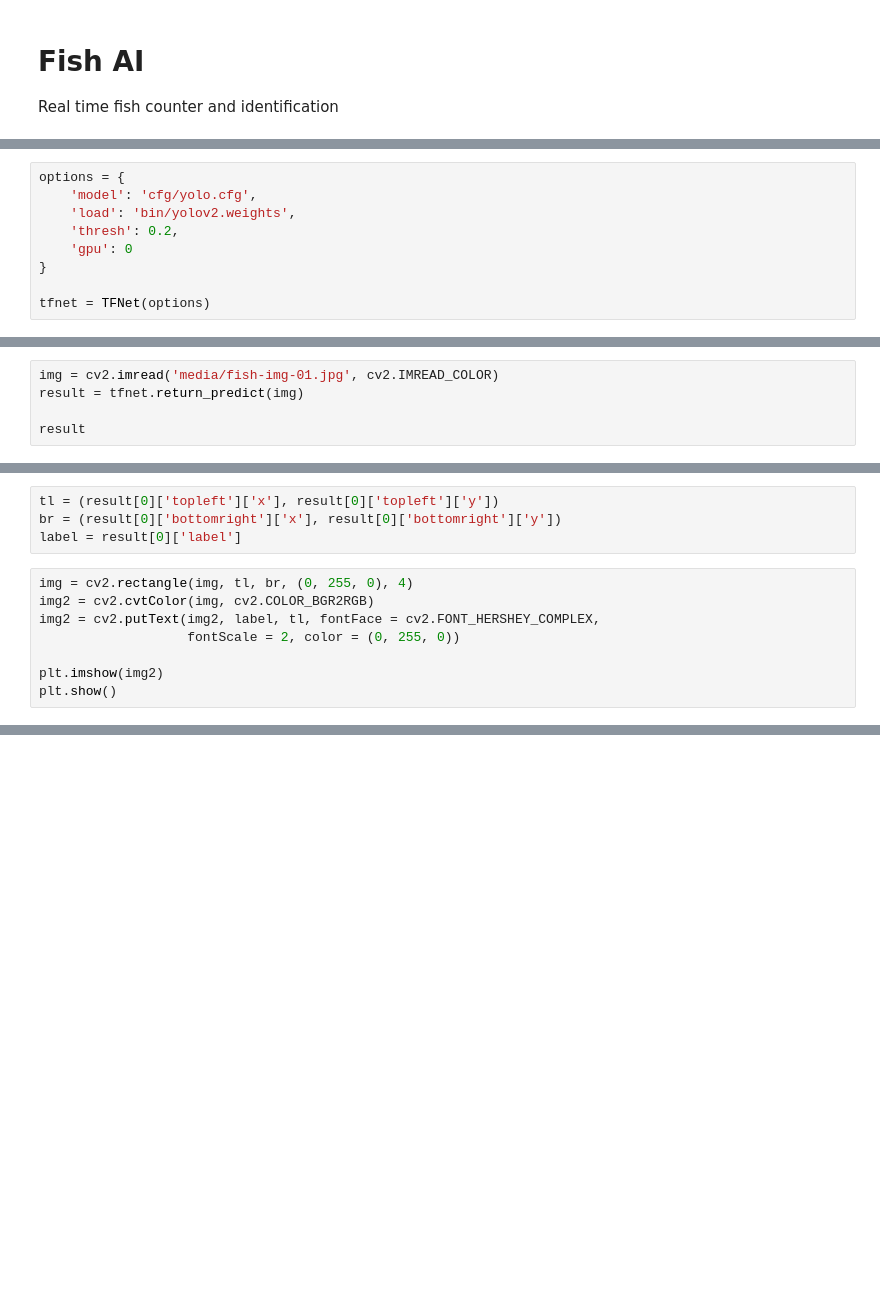
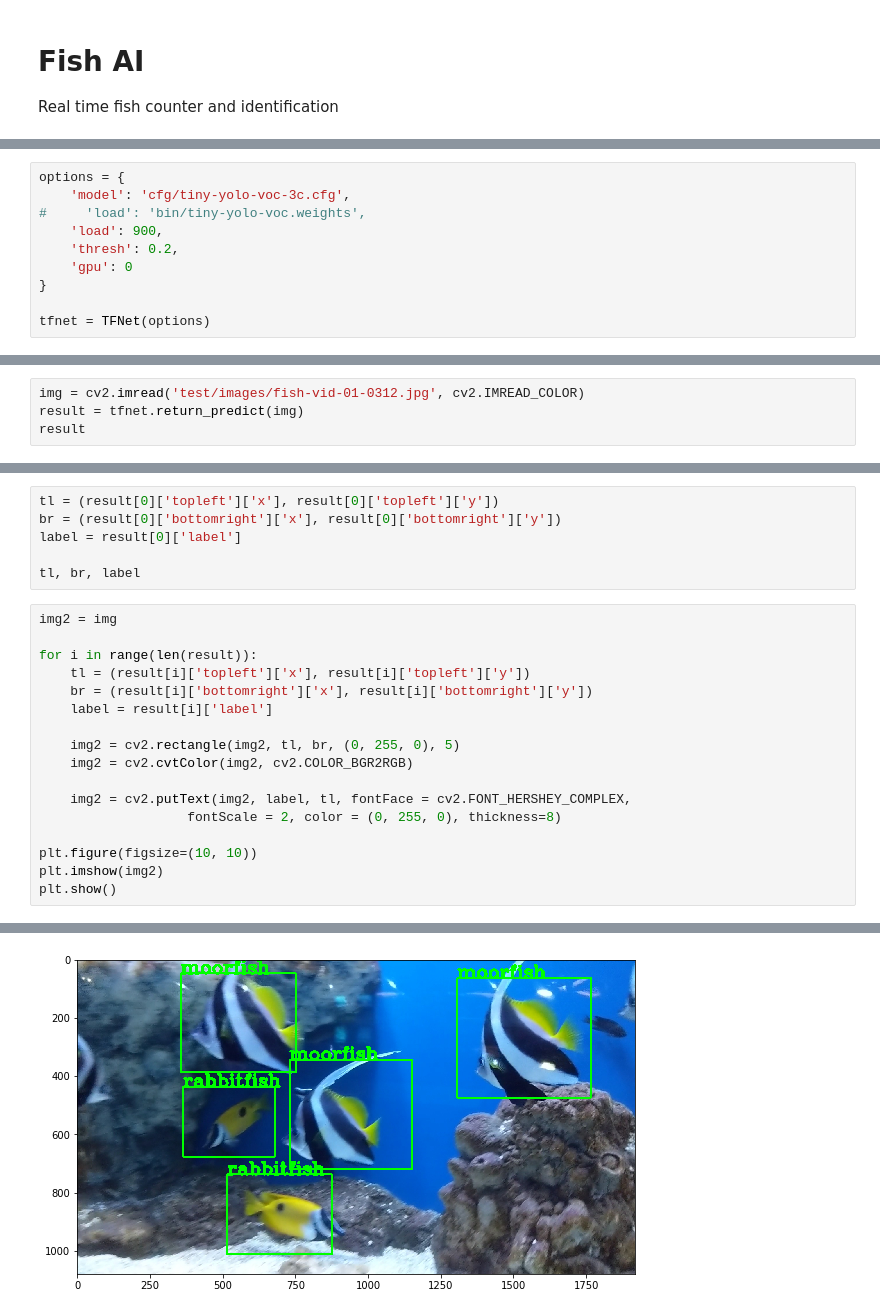
Before and after one commit to PrinceJavier/fish-ai, a Jupyter notebook: fish_ai.model_predict.ipynb, the cells around one changed output, grey strips where cells are left out. Drawn from its saved outputs; the diff is of its cells as text; blank space fills up the shorter version.

```diff
--- a/fish_ai.model_predict.ipynb
+++ b/fish_ai.model_predict.ipynb
@@ -14,7 +24,8 @@ from darkflow.net.build import TFNet
 # %%
 options = {
-    'model': 'cfg/yolo.cfg',
-    'load': 'bin/yolov2.weights',
+    'model': 'cfg/tiny-yolo-voc-3c.cfg',
+#     'load': 'bin/tiny-yolo-voc.weights',
+    'load': 900,
     'thresh': 0.2,
     'gpu': 0
 }
@@ -41,6 +56,5 @@ Finished in 3.705672025680542s
 # %%
-img = cv2.imread('media/fish-img-01.jpg', cv2.IMREAD_COLOR)
+img = cv2.imread('test/images/fish-vid-01-0312.jpg', cv2.IMREAD_COLOR)
 result = tfnet.return_predict(img)
-
 result
 # %% [output]
@@ -60,12 +82,23 @@ result
 tl = (result[0]['topleft']['x'], result[0]['topleft']['y'])
 br = (result[0]['bottomright']['x'], result[0]['bottomright']['y'])
 label = result[0]['label']
+
+tl, br, label
 # %%
-img = cv2.rectangle(img, tl, br, (0, 255, 0), 4)
-img2 = cv2.cvtColor(img, cv2.COLOR_BGR2RGB)
-img2 = cv2.putText(img2, label, tl, fontFace = cv2.FONT_HERSHEY_COMPLEX,
-                   fontScale = 2, color = (0, 255, 0))
+img2 = img
 
+for i in range(len(result)):
+    tl = (result[i]['topleft']['x'], result[i]['topleft']['y'])
+    br = (result[i]['bottomright']['x'], result[i]['bottomright']['y'])
+    label = result[i]['label']
+
+    img2 = cv2.rectangle(img2, tl, br, (0, 255, 0), 5)
+    img2 = cv2.cvtColor(img2, cv2.COLOR_BGR2RGB)
+
+    img2 = cv2.putText(img2, label, tl, fontFace = cv2.FONT_HERSHEY_COMPLEX,
+                   fontScale = 2, color = (0, 255, 0), thickness=8)
+
+plt.figure(figsize=(10, 10))
 plt.imshow(img2)
 plt.show()
 # %% [output]
@@ -72,0 +105 @@ plt.show()
+[figure, added]
```
Also changed, not shown: parts of 5 cells of this notebook, 1 other file.
